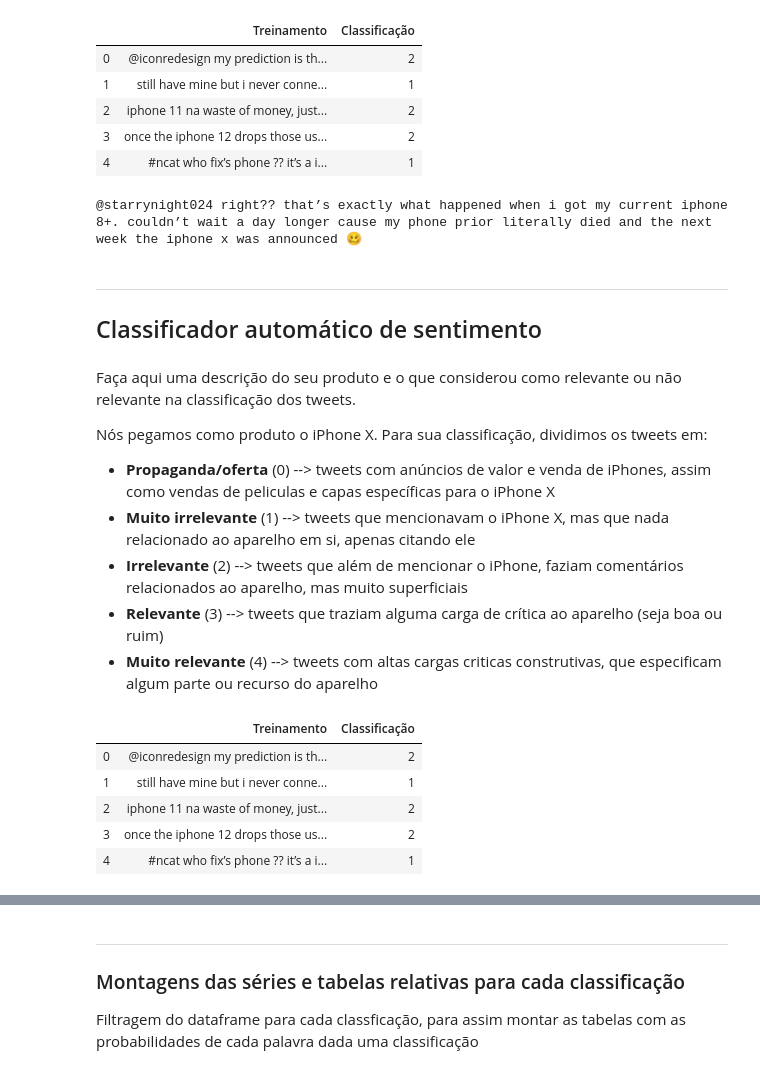
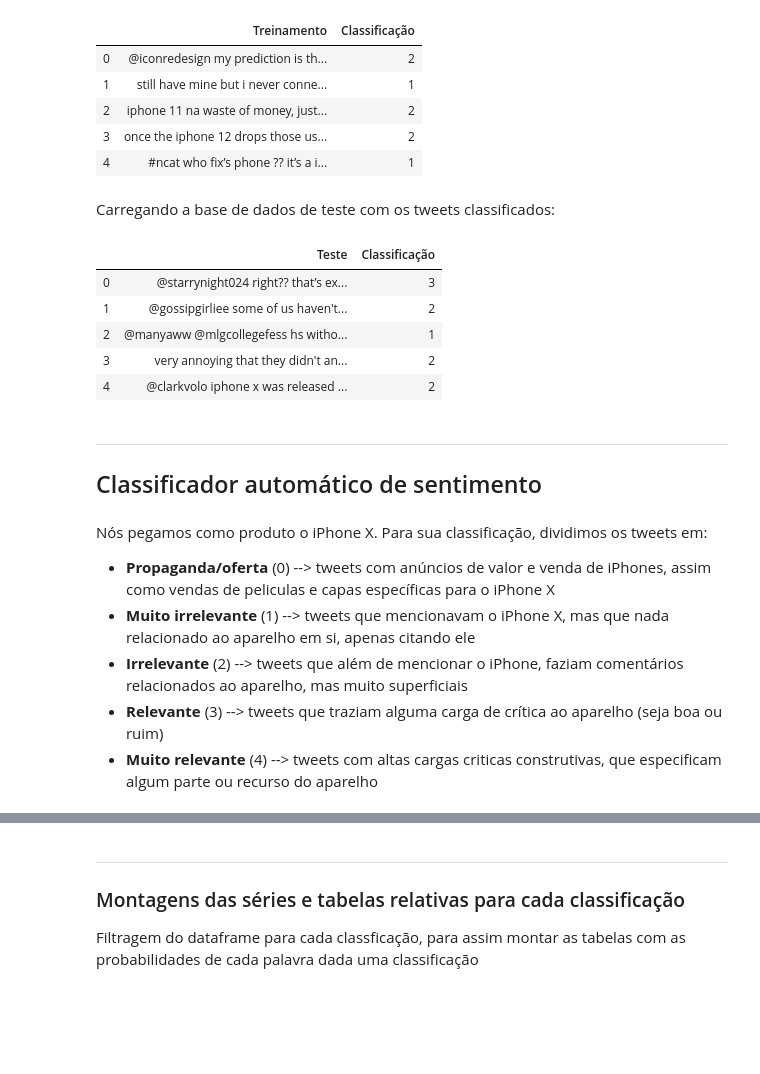
Before and after one commit to RodrigoGCoelhoo/P1_Twitter_CDados, a Jupyter notebook: Projeto1_Classificador_layout.ipynb, the cells around one changed output, grey strips where cells are left out. Saved outputs shown, nothing was run; the diff lists cells and outputs as text; code cells hidden in the pictures; blank space fills up the shorter version.

```diff
--- a/Projeto1_Classificador_layout.ipynb
+++ b/Projeto1_Classificador_layout.ipynb
@@ -42,18 +42,23 @@ train.head(5)
 | 2 | iphone 11 na waste of money, just... | 2 |
 | 3 | once the iphone 12 drops those us... | 2 |
 | 4 | #ncat who fix’s phone ?? it’s a i... | 1 |
+# %% [markdown]
+Carregando a base de dados de teste com os tweets classificados:
 # %%
 test = pd.read_excel(filename, sheet_name = 'Teste')
 test = test.iloc[:,:2]
-print(test['Teste'][0])
+test.head()
 # %% [output]
-@starrynight024 right?? that’s exactly what happened when i got my current iphone 8+. couldn’t wait a day longer cause my phone prior literally died and the next week the iphone x was announced 🥴
+|  | Teste | Classificação |
+| 0 | @starrynight024 right?? that’s ex... | 3 |
+| 1 | @gossipgirliee some of us haven't... | 2 |
+| 2 | @manyaww @mlgcollegefess hs witho... | 1 |
+| 3 | very annoying that they didn't an... | 2 |
+| 4 | @clarkvolo iphone x was released ... | 2 |
 # %% [markdown]
 ___
 ## Classificador automático de sentimento
 # %% [markdown]
-Faça aqui uma descrição do seu produto e o que considerou como relevante ou não relevante na classificação dos tweets.
-
 Nós pegamos como produto o iPhone X. Para sua classificação, dividimos os tweets em:
 
 * **Propaganda/oferta** (0) --> tweets com anúncios de valor e venda de iPhones, assim como vendas de peliculas e capas específicas para o iPhone X
@@ -76,13 +83,4 @@ def cleanup(text):
         else:
             pass
     return ' '.join(text_subbed_list)
-# %%
-train.head()
-# %% [output]
-|  | Treinamento | Classificação |
-| 0 | @iconredesign my prediction is th... | 2 |
-| 1 | still have mine but i never conne... | 1 |
-| 2 | iphone 11 na waste of money, just... | 2 |
-| 3 | once the iphone 12 drops those us... | 2 |
-| 4 | #ncat who fix’s phone ?? it’s a i... | 1 |
 # %%
```
Also changed, not shown: parts of 22 cells of this notebook.
